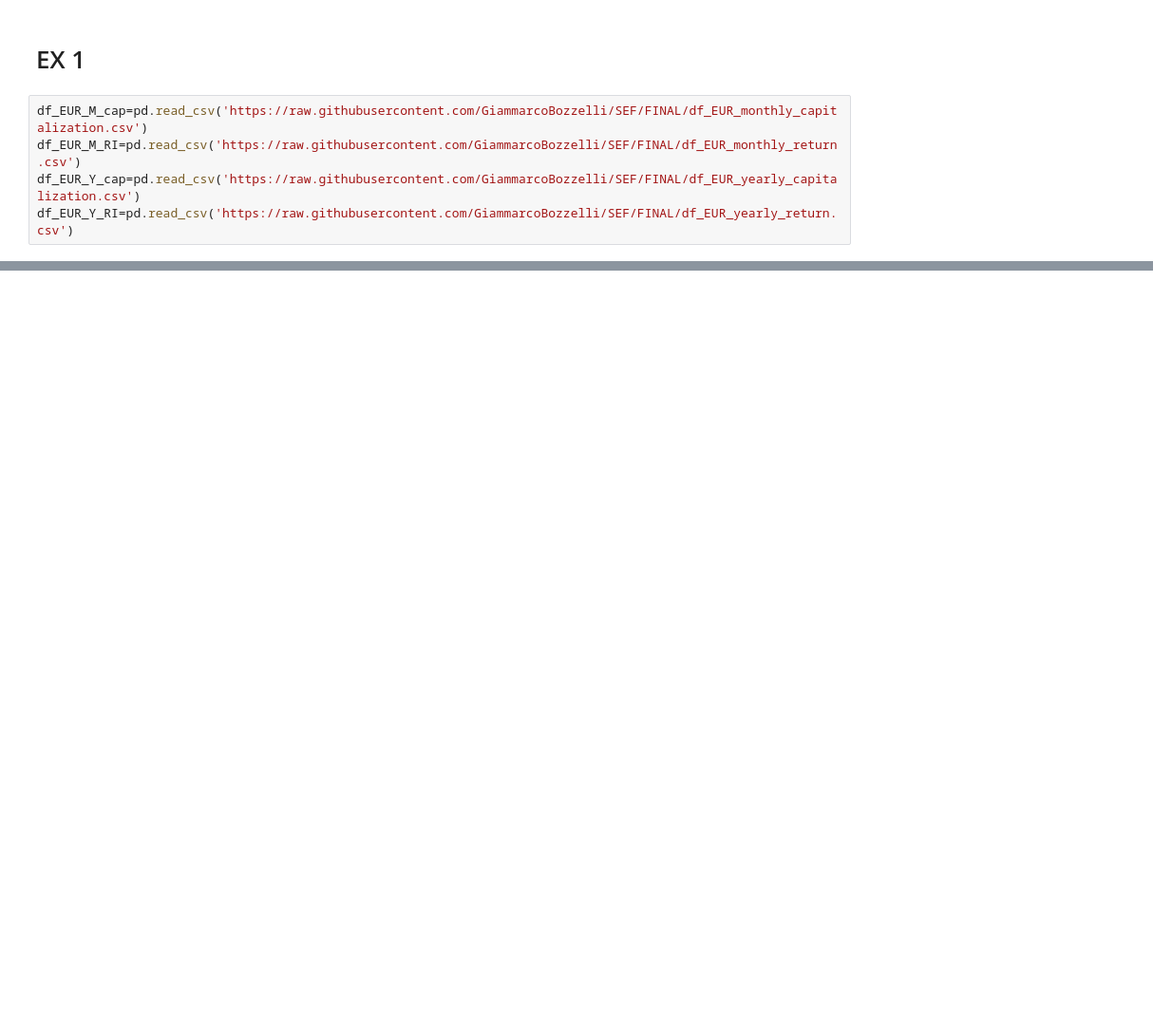
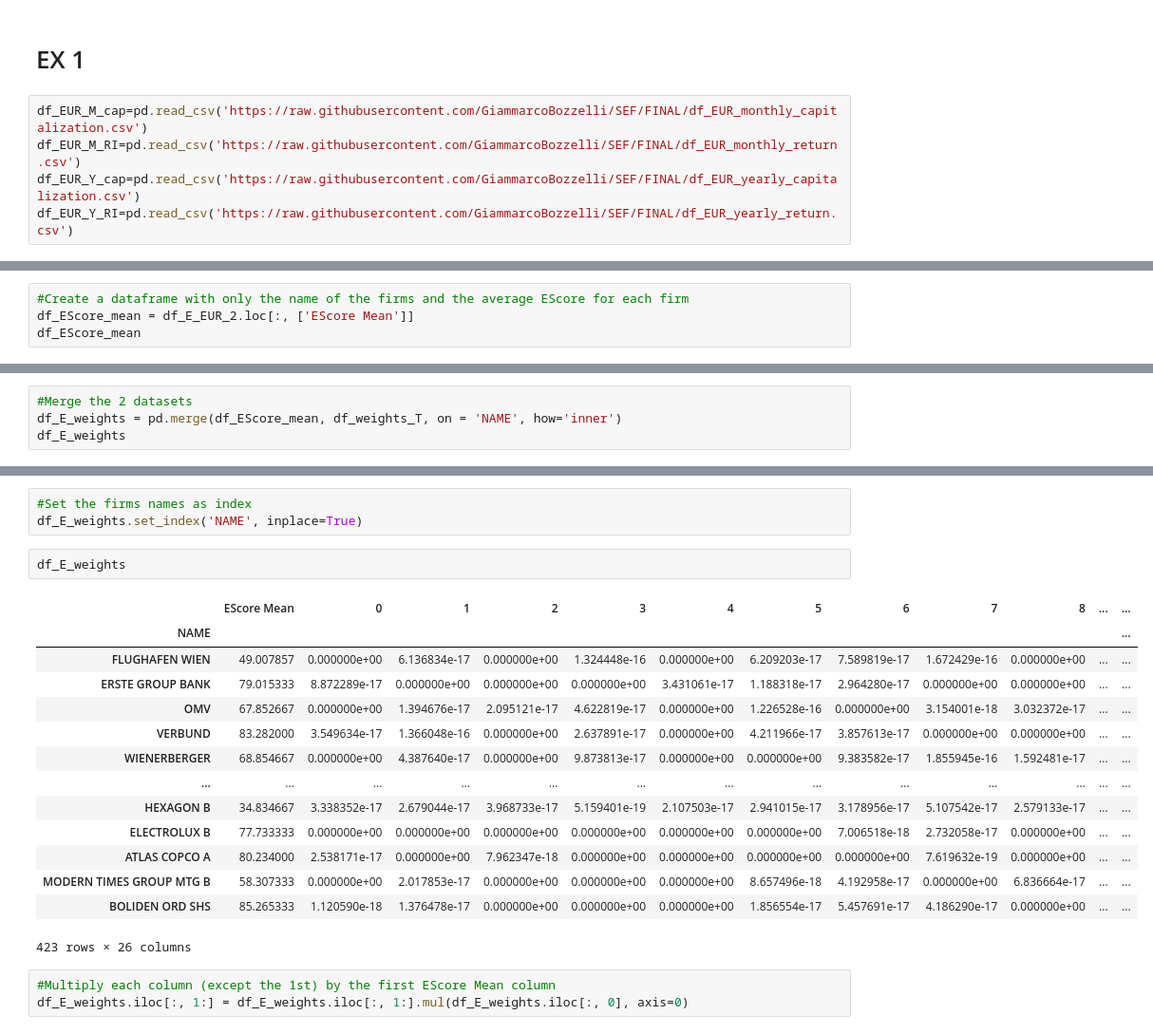
Before and after one commit to BalthazazarDuc/SEF-HW2, a Jupyter notebook: EX1.ipynb, the cells around one changed output, grey strips where cells are left out. Shown at 95% size. Cells and saved outputs as stored; diff of their text form; blank space fills up the shorter version.

```diff
--- a/EX1.ipynb
+++ b/EX1.ipynb
@@ -70,0 +183,4 @@ AttributeError: module 'matplotlib' has no attribute 'bar'
+# %%
+#Create a dataframe with only the name of the firms and the average EScore for each firm
+df_EScore_mean = df_E_EUR_2.loc[:, ['EScore Mean']]
+df_EScore_mean
@@ -70,0 +202,4 @@ AttributeError: module 'matplotlib' has no attribute 'bar'
+# %%
+#Merge the 2 datasets
+df_E_weights = pd.merge(df_EScore_mean, df_weights_T, on = 'NAME', how='inner')
+df_E_weights
@@ -70,0 +220,23 @@ AttributeError: module 'matplotlib' has no attribute 'bar'
+# %%
+#Set the firms names as index
+df_E_weights.set_index('NAME', inplace=True)
+# %%
+df_E_weights
+# %% [output]
+|  | EScore Mean | 0 | 1 | 2 | 3 | 4 | 5 | 6 | 7 | 8 | ... | ... |
+| NAME |  |  |  |  |  |  |  |  |  |  |  | ... |
+| FLUGHAFEN WIEN | 49.007857 | 0.000000e+00 | 6.136834e-17 | 0.000000e+00 | 1.324448e-16 | 0.000000e+00 | 6.209203e-17 | 7.589819e-17 | 1.672429e-16 | 0.000000e+00 | ... | ... |
+| ERSTE GROUP BANK | 79.015333 | 8.872289e-17 | 0.000000e+00 | 0.000000e+00 | 0.000000e+00 | 3.431061e-17 | 1.188318e-17 | 2.964280e-17 | 0.000000e+00 | 0.000000e+00 | ... | ... |
+| OMV | 67.852667 | 0.000000e+00 | 1.394676e-17 | 2.095121e-17 | 4.622819e-17 | 0.000000e+00 | 1.226528e-16 | 0.000000e+00 | 3.154001e-18 | 3.032372e-17 | ... | ... |
+| VERBUND | 83.282000 | 3.549634e-17 | 1.366048e-16 | 0.000000e+00 | 2.637891e-17 | 0.000000e+00 | 4.211966e-17 | 3.857613e-17 | 0.000000e+00 | 0.000000e+00 | ... | ... |
+| WIENERBERGER | 68.854667 | 0.000000e+00 | 4.387640e-17 | 0.000000e+00 | 9.873813e-17 | 0.000000e+00 | 0.000000e+00 | 9.383582e-17 | 1.855945e-16 | 1.592481e-17 | ... | ... |
+| ... | ... | ... | ... | ... | ... | ... | ... | ... | ... | ... | ... | ... |
+| HEXAGON B | 34.834667 | 3.338352e-17 | 2.679044e-17 | 3.968733e-17 | 5.159401e-19 | 2.107503e-17 | 2.941015e-17 | 3.178956e-17 | 5.107542e-17 | 2.579133e-17 | ... | ... |
+| ELECTROLUX B | 77.733333 | 0.000000e+00 | 0.000000e+00 | 0.000000e+00 | 0.000000e+00 | 0.000000e+00 | 0.000000e+00 | 7.006518e-18 | 2.732058e-17 | 0.000000e+00 | ... | ... |
+| ATLAS COPCO A | 80.234000 | 2.538171e-17 | 0.000000e+00 | 7.962347e-18 | 0.000000e+00 | 0.000000e+00 | 0.000000e+00 | 0.000000e+00 | 7.619632e-19 | 0.000000e+00 | ... | ... |
+| MODERN TIMES GROUP MTG B | 58.307333 | 0.000000e+00 | 2.017853e-17 | 0.000000e+00 | 0.000000e+00 | 0.000000e+00 | 8.657496e-18 | 4.192958e-17 | 0.000000e+00 | 6.836664e-17 | ... | ... |
+| BOLIDEN ORD SHS | 85.265333 | 1.120590e-18 | 1.376478e-17 | 0.000000e+00 | 0.000000e+00 | 0.000000e+00 | 1.856554e-17 | 5.457691e-17 | 4.186290e-17 | 0.000000e+00 | ... | ... |
+423 rows × 26 columns
+# %%
+#Multiply each column (except the 1st) by the first EScore Mean column
+df_E_weights.iloc[:, 1:] = df_E_weights.iloc[:, 1:].mul(df_E_weights.iloc[:, 0], axis=0)
```
Also changed, not shown: parts of 28 cells of this notebook.
